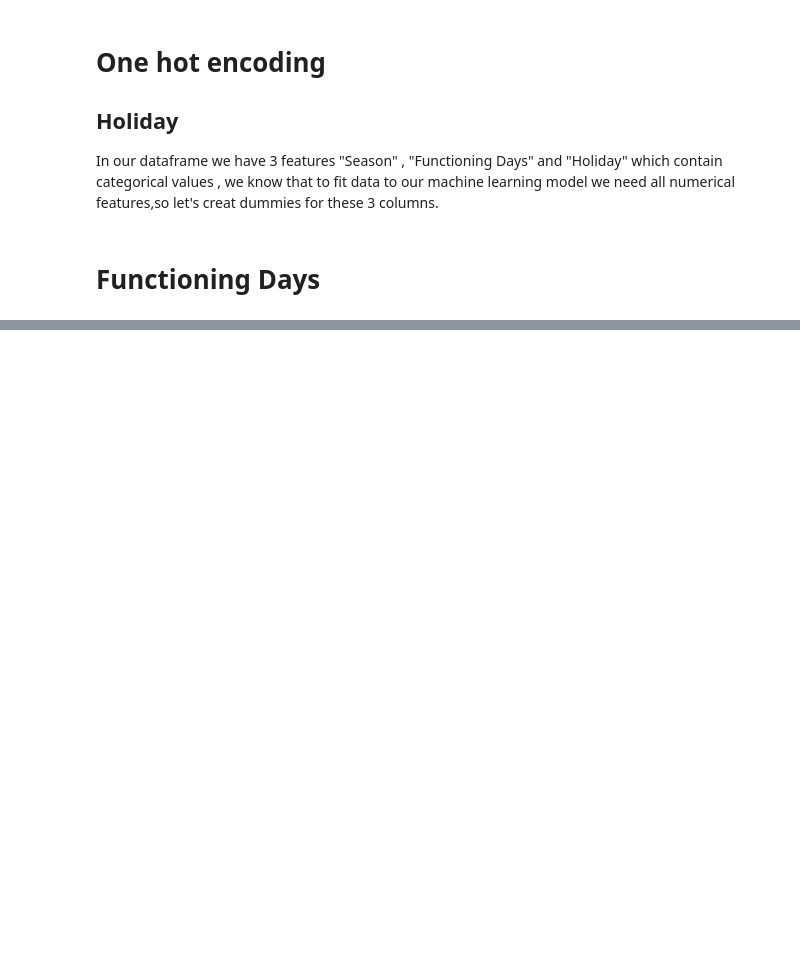
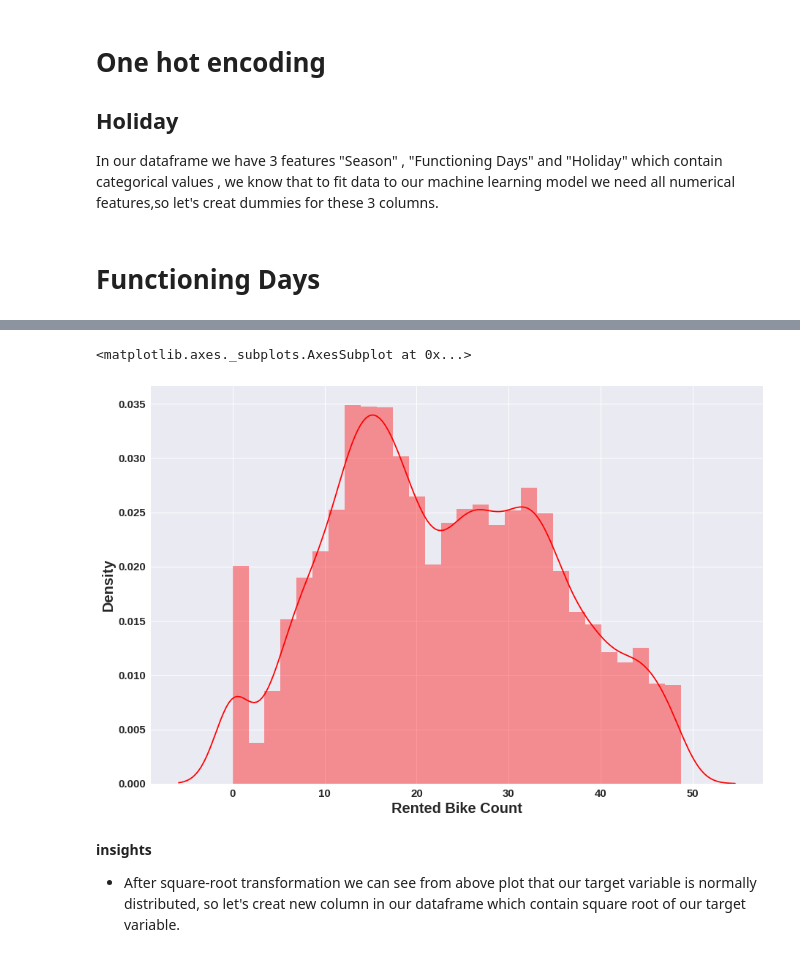
Before and after one commit to nehal35/Bike-sharing-demand-prediction, a Jupyter notebook: Bike_Sharing_Demand_Prediction_Capstone_Project.ipynb, the cells around one changed output, grey strips where cells are left out. Drawn from its saved outputs; the diff is of its cells as text; code cells hidden in the pictures; blank space fills up the shorter version.

```diff
--- a/Bike_Sharing_Demand_Prediction_Capstone_Project.ipynb
+++ b/Bike_Sharing_Demand_Prediction_Capstone_Project.ipynb
@@ -736,0 +772,11 @@ Name: Functioning Day, dtype: int64
+# %%
+# creating plot after square-root transformation
+plt.figure(figsize=(15,10))
+sns.distplot(np.sqrt(bike_df_copy['Rented Bike Count']),color="r")
+# %% [output]
+<matplotlib.axes._subplots.AxesSubplot at 0x...>
+[figure, added]
+# %% [markdown]
+**insights**
+
+* After square-root transformation we can see from above plot that our target variable is normally distributed, so let's creat new column in our dataframe which contain square root of our target variable.
```
Also changed, not shown: parts of 166 cells of this notebook.
